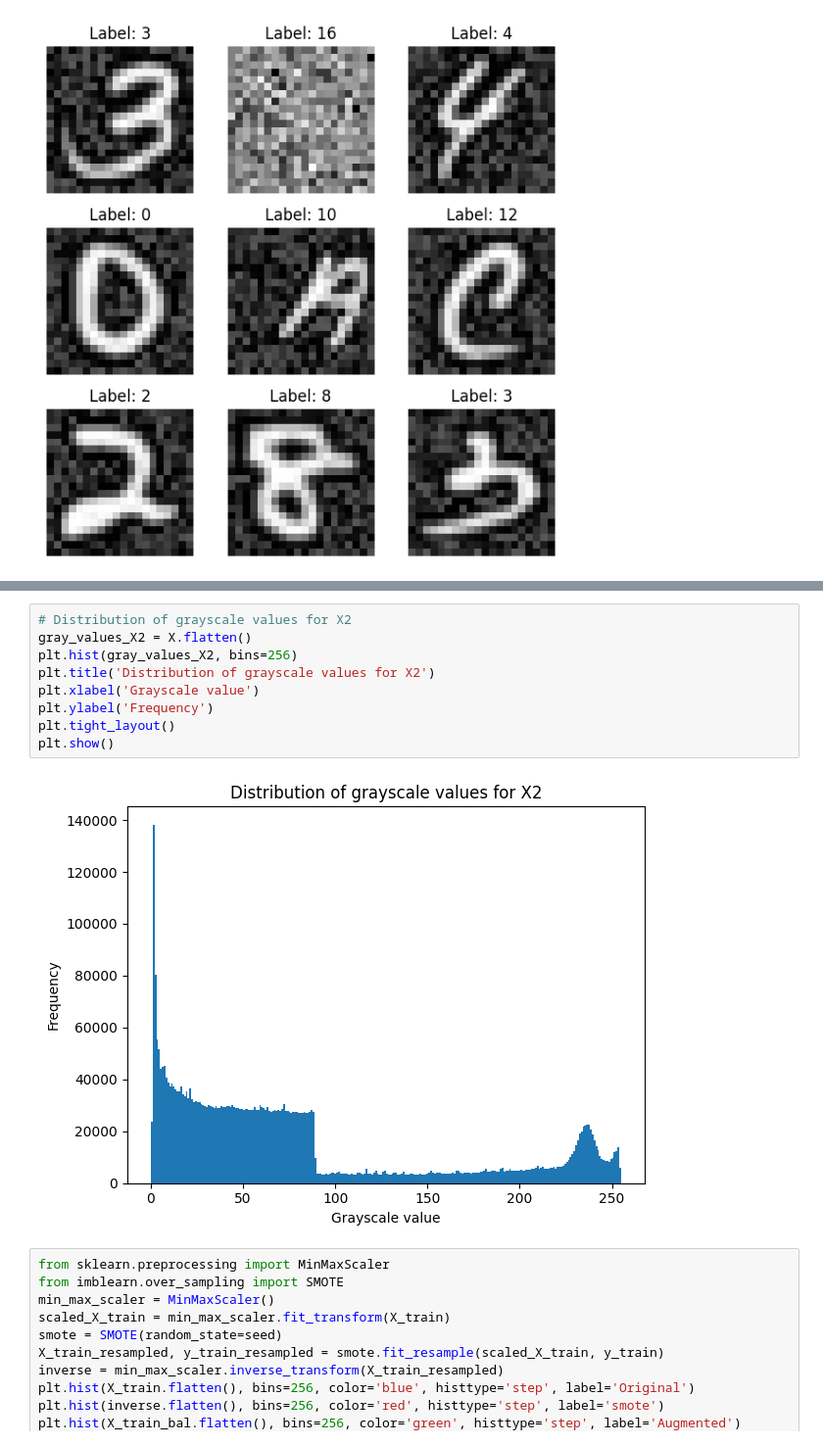
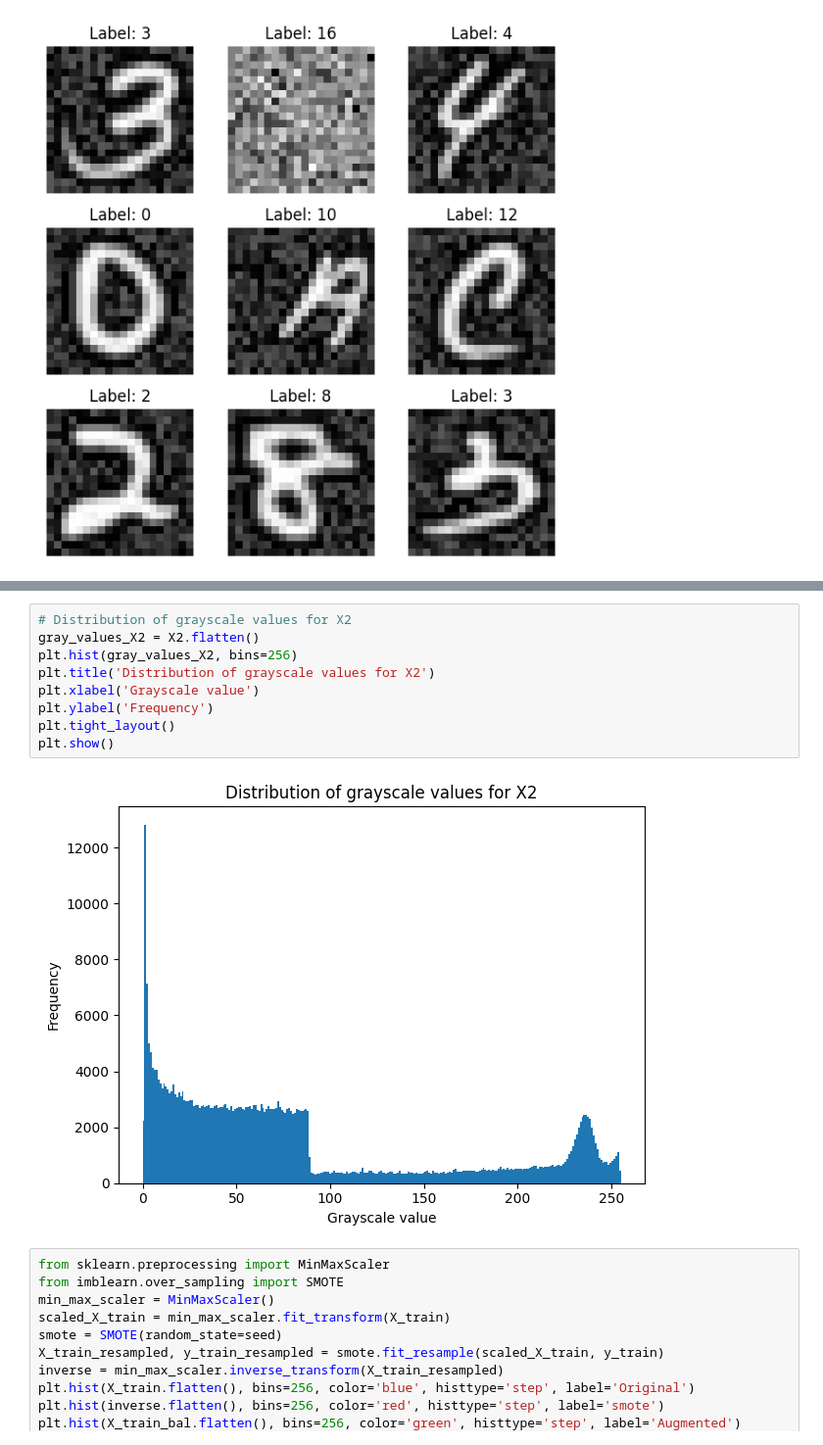
Before and after one commit to vhrollo/inf264_project2, a Jupyter notebook: src/visualizing_the_data.ipynb, the cells around one changed output, grey strips where cells are left out. Shown at 98% size. Drawn from its saved outputs; the diff is of its cells as text.

```diff
--- a/src/visualizing_the_data.ipynb
+++ b/src/visualizing_the_data.ipynb
@@ -48,15 +41,15 @@ plt.show()
 [figure]
 # %%
 # Distribution of grayscale values for X2
-gray_values_X2 = X.flatten()
+gray_values_X2 = X2.flatten()
 plt.hist(gray_values_X2, bins=256)
 plt.title('Distribution of grayscale values for X2')
 plt.xlabel('Grayscale value')
 plt.ylabel('Frequency')
 plt.tight_layout()
 plt.show()
 # %% [output]
-[figure, old version]
+[figure, new version]
 # %%
 from sklearn.preprocessing import MinMaxScaler
 from imblearn.over_sampling import SMOTE
```
Also changed, not shown: parts of 5 cells of this notebook, 1 other file.
